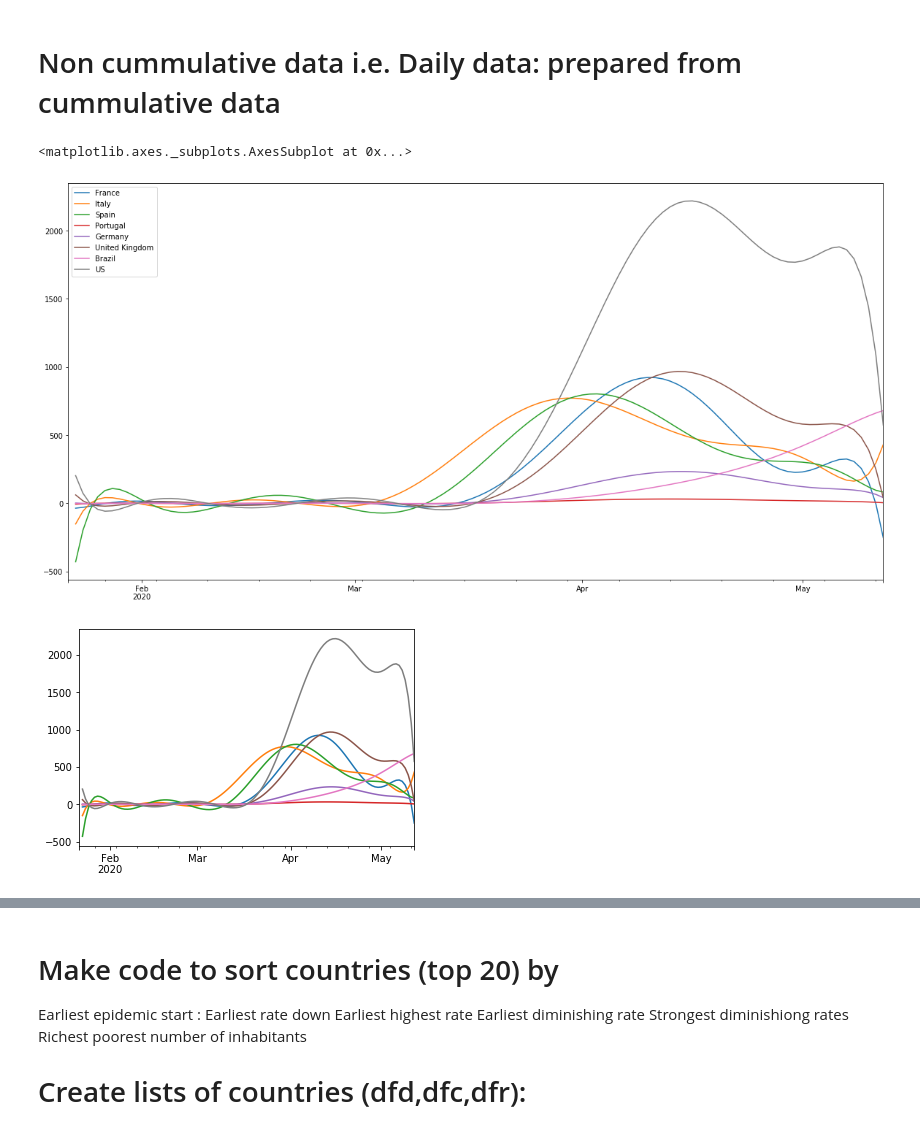
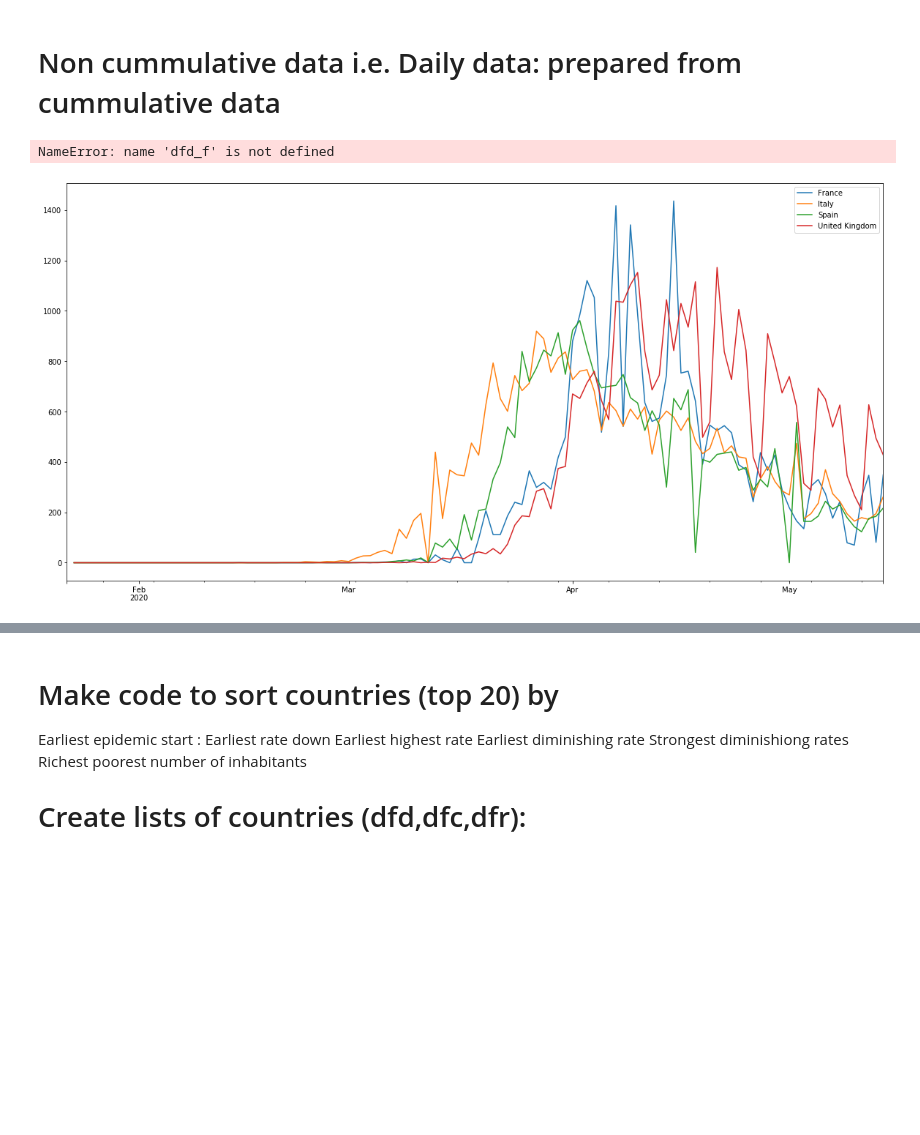
Before and after one commit to Muhibu/Spatial_Analysis_COVID-19, a Jupyter notebook: COVIDintern.ipynb, the cells around one changed output, grey strips where cells are left out. Cells and saved outputs as stored; diff of their text form; code cells hidden in the pictures; blank space fills up the shorter version.

```diff
--- a/COVIDintern.ipynb
+++ b/COVIDintern.ipynb
@@ -96,6 +112,6 @@ SyntaxError: invalid syntax (<ipython-input-71-b55691d3413b>, line 1)
 # %%
 #mcountries=['France','Italy','Spain','Portugal','Germany','United Kingdom','Tanzania','Sweden','Poland','Brazil','South Africa','US']
-mcountries=['France','Italy','Spain','Portugal','Germany','United Kingdom','Brazil','US']
+mcountries=['France','Italy','Spain','United Kingdom']#,'Portugal','Germany','Sweden','Brazil','US']
 #colnamesD
 # %% [markdown]
    # Plot dfd of selected countries
@@ -172,29 +188,28 @@ df2
 # %%
 #Create daily data
 dfd_nc = dfd.diff()
 dfd_nc[mcountries].plot(legend=True,figsize=(20,10))
 
 # Fitting data with Legendre Polynom
-dfd_f=dfd
+#dfd_f=dfd
 x = np.array(range(0,len(dfd.index)))
 
 ## loop over all the columns of dfd
 for colname in dfd_f.columns:
     y = np.array(list(dfd[colname]))
     p = L.fit(x, y, 10)
     xx, yy = p.linspace(len(x))
     dfd_f[colname]=yy
 
 #Small window plot
 dfd_nc=dfd.diff()
 dfd_nc[mcountries].plot(legend=False)
 
 ## to save the figure as jpg
 #plt.savefig("line.jpg")
 # %% [output]
-<matplotlib.axes._subplots.AxesSubplot at 0x...>
+NameError: name 'dfd_f' is not defined
-[figure, old version]
+[figure, new version]
-[figure, removed]
 # %%
 #Create daily data
 dfc_nc = dfc.diff()
```
Also changed, not shown: parts of 12 cells of this notebook, 1 other file.
